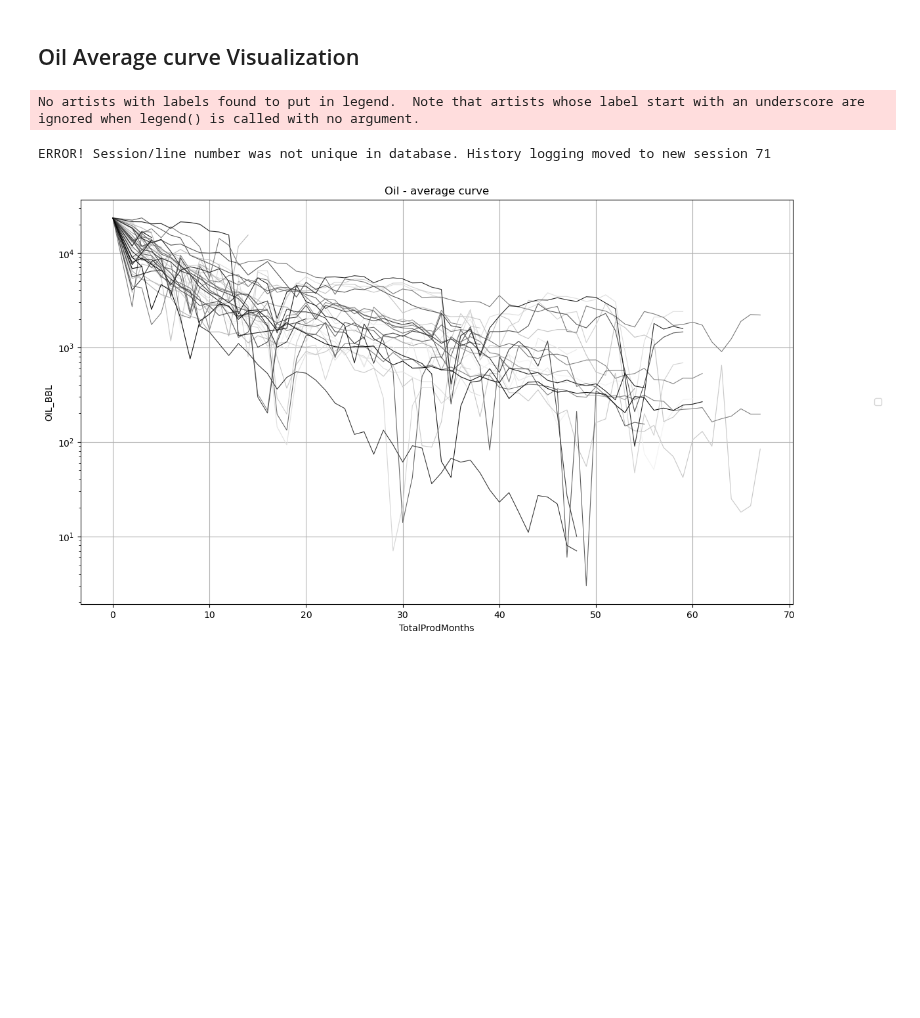
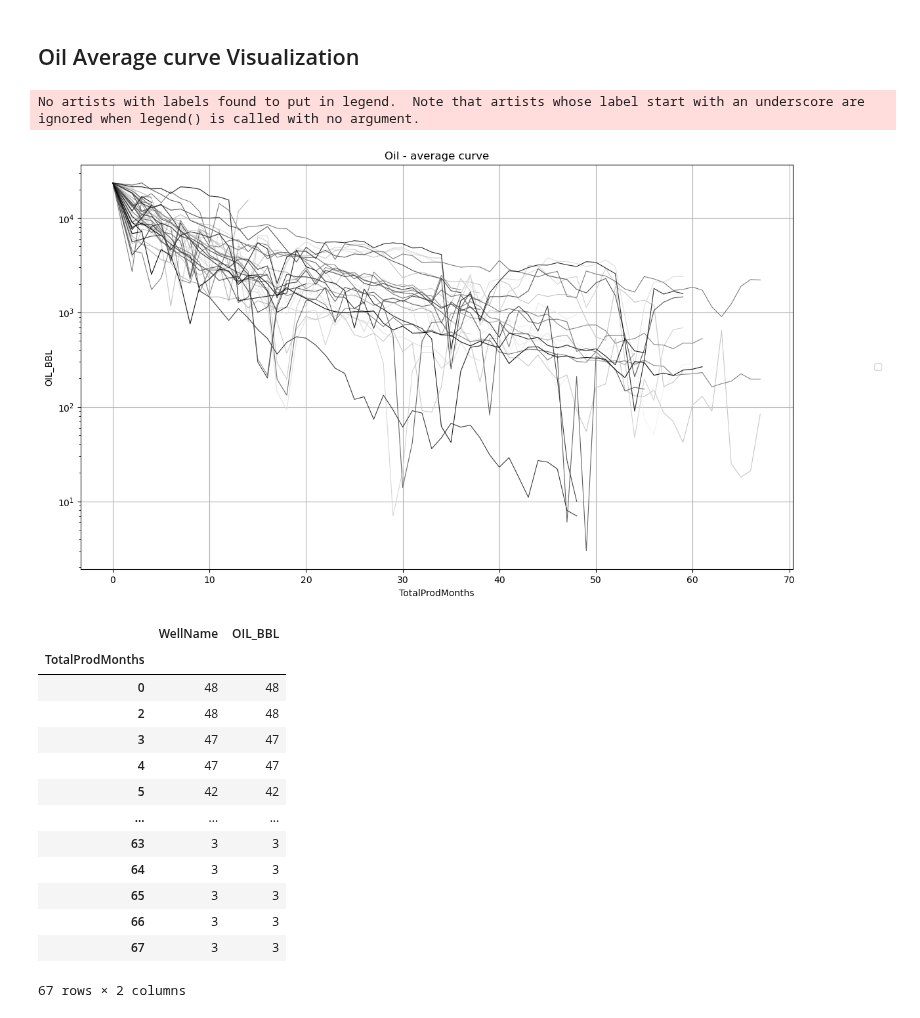
Before and after one commit to dasxgo/rocket-app, a Jupyter notebook: tap_rock_shlitz.ipynb, the cells around one changed output. Cells and saved outputs as stored; diff of their text form; code cells hidden in the pictures; blank space fills up the shorter version.

```diff
--- a/tap_rock_shlitz.ipynb
+++ b/tap_rock_shlitz.ipynb
@@ -274,16 +274,32 @@ def plot_oil_average_curve(data, x, y):
     plt.ylabel("OIL_BBL")
     plt.legend(loc='center', bbox_to_anchor=(1.12,0.5))
     plt.grid(visible=True, which='major', axis='both')
-    sns.lineplot(data=data, x=x, y=y, hue="WellName", palette='Greys',
+    sns.lineplot(data=data1, x=x, y=y, hue="WellName", palette='Greys',
     estimator=None, n_boot=1000, lw=0.8, orient='x', sort=True, legend=None, ci='deprecated', ax=None)
     plt.show()
 
 # Example of use of the function
-data = df_lss
+data1 = df_lss
 x = 'TotalProdMonths'
 y = "OIL_BBL"
 plot_oil_average_curve(data, x, y)
 # %% [output]
 No artists with labels found to put in legend.  Note that artists whose label start with an underscore are ignored when legend() is called with no argument.
-ERROR! Session/line number was not unique in database. History logging moved to new session 71
 [figure]
+# %%
+df_lss.groupby('TotalProdMonths').count()
+# %% [output]
+|  | WellName | OIL_BBL |
+| TotalProdMonths |  |  |
+| 0 | 48 | 48 |
+| 2 | 48 | 48 |
+| 3 | 47 | 47 |
+| 4 | 47 | 47 |
+| 5 | 42 | 42 |
+| ... | ... | ... |
+| 63 | 3 | 3 |
+| 64 | 3 | 3 |
+| 65 | 3 | 3 |
+| 66 | 3 | 3 |
+| 67 | 3 | 3 |
+67 rows × 2 columns
```
Also changed, not shown: parts of 4 cells of this notebook.
